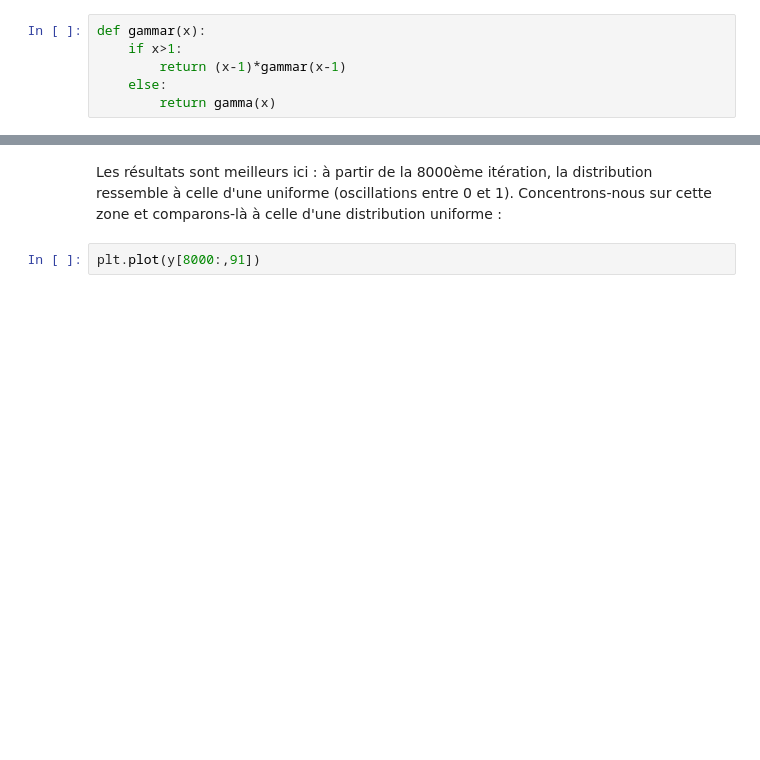
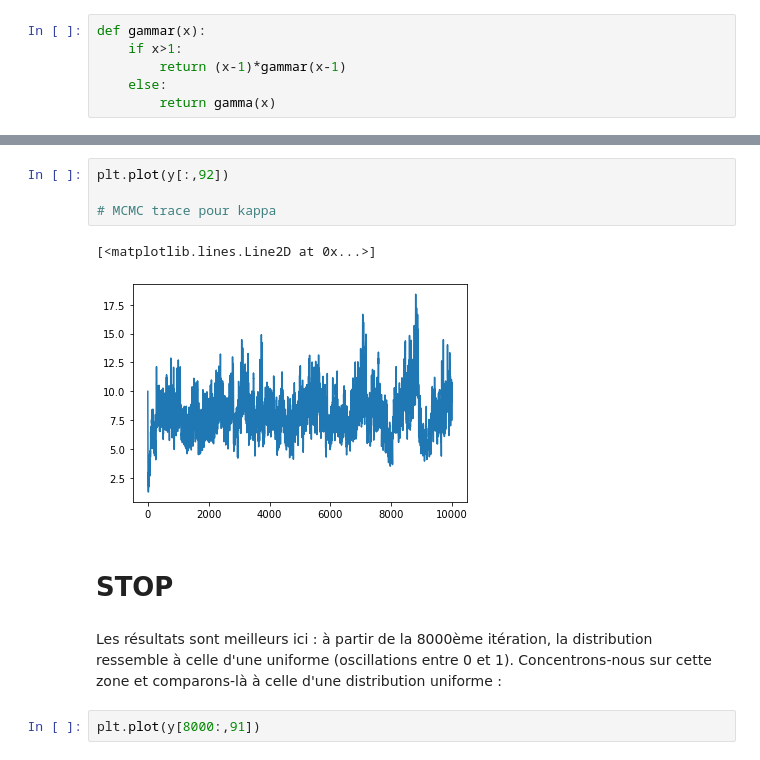
Before and after one commit to erialc-cal/MCM_Listeria_Prevalence, a Jupyter notebook: exploratoire_robin.ipynb, the cells around one changed output, grey strips where cells are left out. Cells and saved outputs as stored; diff of their text form; blank space fills up the shorter version.

```diff
--- a/exploratoire_robin.ipynb
+++ b/exploratoire_robin.ipynb
@@ -435,3 +435,12 @@ plt.plot(y[:,91])
+# %%
+plt.plot(y[:,92])
+
+# MCMC trace pour kappa
+# %% [output]
+[<matplotlib.lines.Line2D at 0x...>]
+[figure, added]
+# %% [markdown]
+# STOP
 # %% [markdown]
 Les résultats sont meilleurs ici : à partir de la 8000ème itération, la distribution ressemble à celle d'une uniforme (oscillations entre 0 et 1).
 Concentrons-nous sur cette zone et comparons-là à celle d'une distribution uniforme :
```
Also changed, not shown: parts of 29 cells of this notebook.
